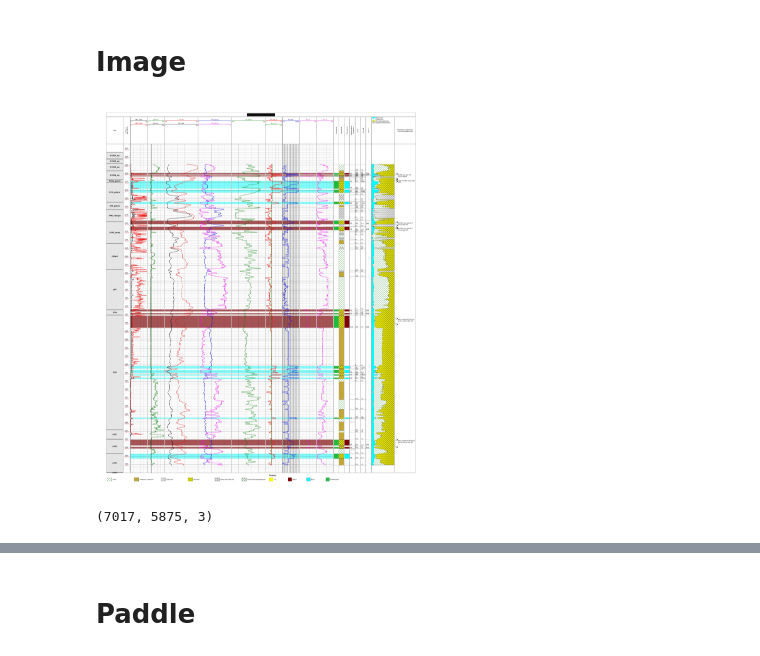
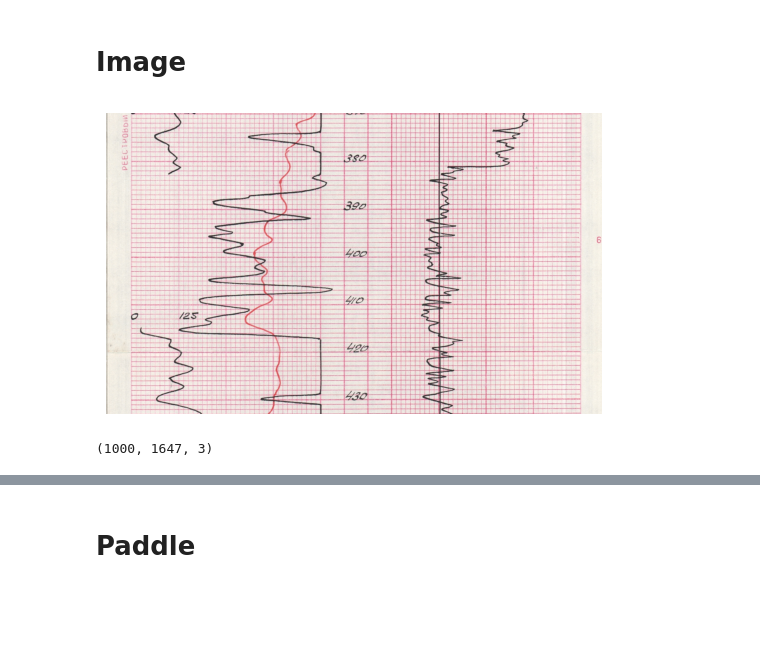
Before and after one commit to zeinovich/geovision, a Jupyter notebook: notebooks/v0.1-zeinovich-contours_paddle.ipynb, the cells around one changed output, grey strips where cells are left out. Saved outputs shown, nothing was run; the diff lists cells and outputs as text; code cells hidden in the pictures; blank space fills up the shorter version.

```diff
--- a/notebooks/v0.1-zeinovich-contours_paddle.ipynb
+++ b/notebooks/v0.1-zeinovich-contours_paddle.ipynb
@@ -20,7 +20,7 @@ def show_img(img, cmap=None):
 # Image
 # %%
 # IMG = "../data/photo_2024-05-23_15-18-57.jpg"
-IMG = "../data/GeoVision dataset/well_1_0.jpg"
+IMG = "../data/GeoVision dataset/well_4_old.jpg"
 # %%
 if IMG.endswith(".PDF"):
     pages = pdf2image.convert_from_path(IMG)
@@ -32,11 +32,11 @@ if IMG.endswith(".PDF"):
         IMG = os.path.join(folder, file_name + "_" + str(c) + ".jpg")
         p.save(IMG)
 # %%
-img = cv2.imread(IMG)[..., ::-1]
+img = cv2.imread(IMG)[2000:3000, :, ::-1]
 # img = cv2.resize(img, (1280, 720))
 
 show_img(img)
 print(img.shape)
 # %% [output]
-[figure, old version]
+[figure, new version]
-(7017, 5875, 3)
+(1000, 1647, 3)
```
Also changed, not shown: parts of 5 cells of this notebook, 1 other file.
